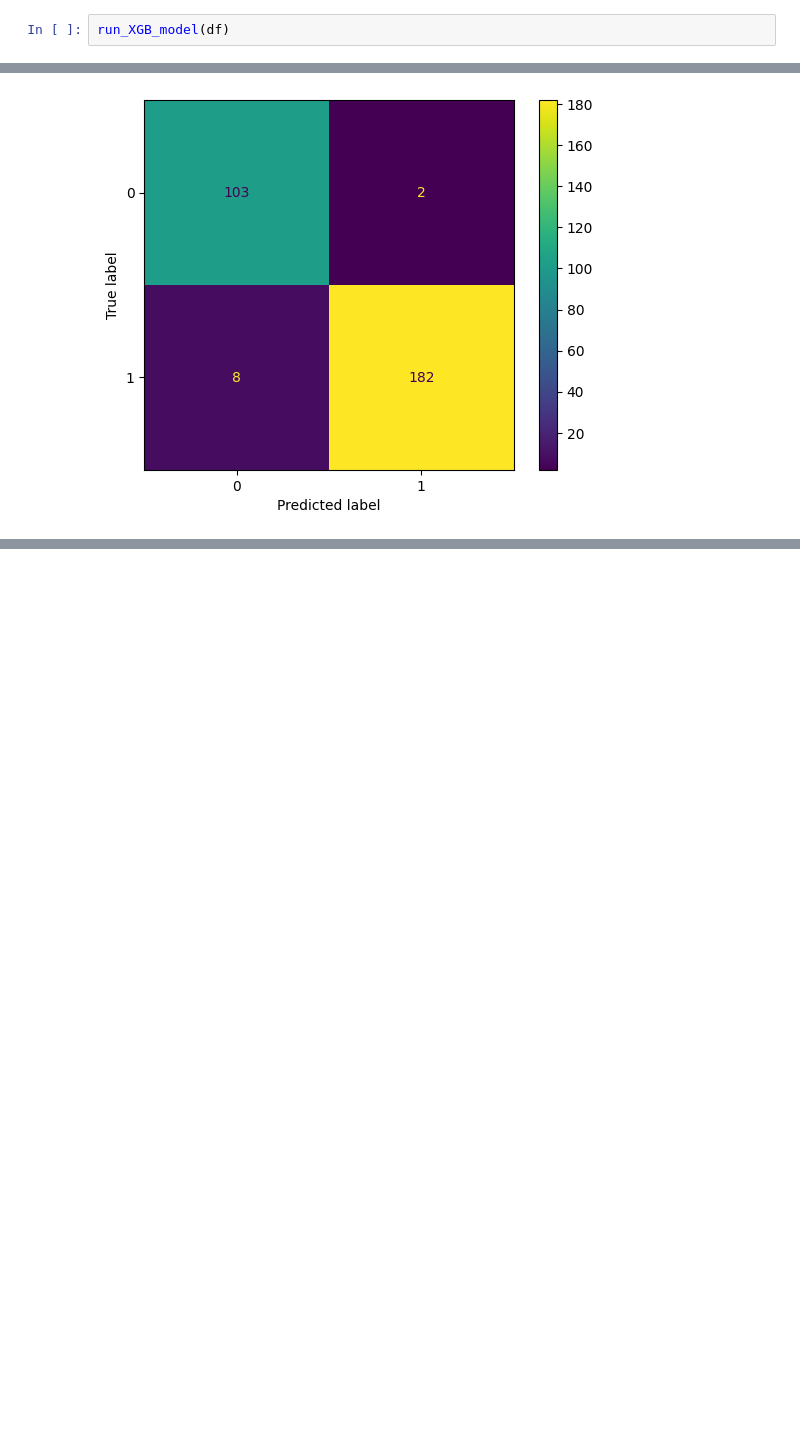
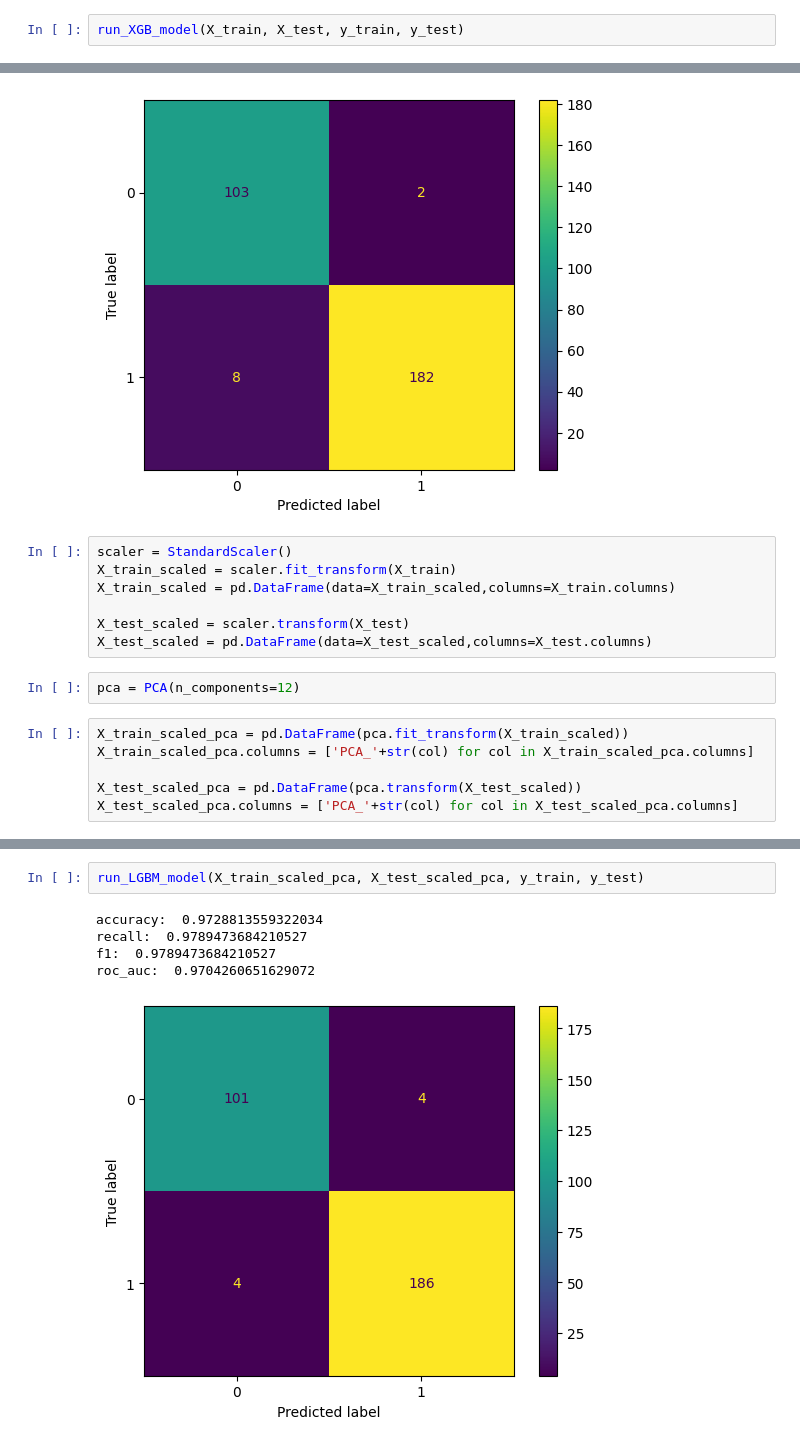
Before and after one commit to karol-pa/Spectra_Classification_Exercises, a Jupyter notebook: exercise.ipynb, the cells around one changed output, grey strips where cells are left out. Drawn from its saved outputs; the diff is of its cells as text; blank space fills up the shorter version.

```diff
--- a/exercise.ipynb
+++ b/exercise.ipynb
@@ -116,10 +143,25 @@ f1:  0.9709762532981532
 roc_auc:  0.9604010025062656
 [figure]
 # %%
-run_XGB_model(df)
+run_XGB_model(X_train, X_test, y_train, y_test)
 # %% [output]
 accuracy:  0.9661016949152542
 recall:  0.9578947368421052
 f1:  0.9732620320855614
 roc_auc:  0.969423558897243
 [figure]
+# %%
+scaler = StandardScaler()
+X_train_scaled = scaler.fit_transform(X_train)
+X_train_scaled = pd.DataFrame(data=X_train_scaled,columns=X_train.columns)
+
+X_test_scaled = scaler.transform(X_test)
+X_test_scaled = pd.DataFrame(data=X_test_scaled,columns=X_test.columns)
+# %%
+pca = PCA(n_components=12)
+# %%
+X_train_scaled_pca = pd.DataFrame(pca.fit_transform(X_train_scaled))
+X_train_scaled_pca.columns = ['PCA_'+str(col) for col in X_train_scaled_pca.columns]
+
+X_test_scaled_pca = pd.DataFrame(pca.transform(X_test_scaled))
+X_test_scaled_pca.columns = ['PCA_'+str(col) for col in X_test_scaled_pca.columns]
@@ -125,0 +185,8 @@ roc_auc:  0.969423558897243
+# %%
+run_LGBM_model(X_train_scaled_pca, X_test_scaled_pca, y_train, y_test)
+# %% [output]
+accuracy:  0.9728813559322034
+recall:  0.9789473684210527
+f1:  0.9789473684210527
+roc_auc:  0.9704260651629072
+[figure, added]
```
Also changed, not shown: parts of 8 cells of this notebook.
